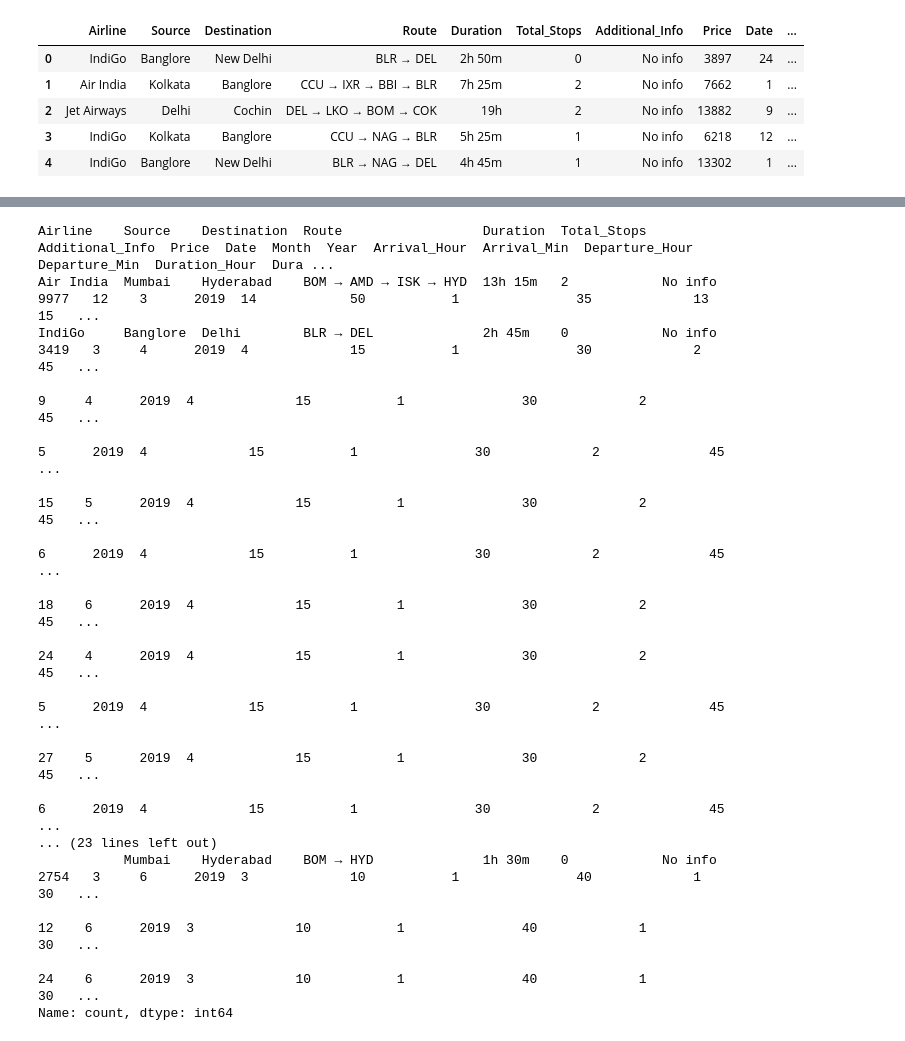
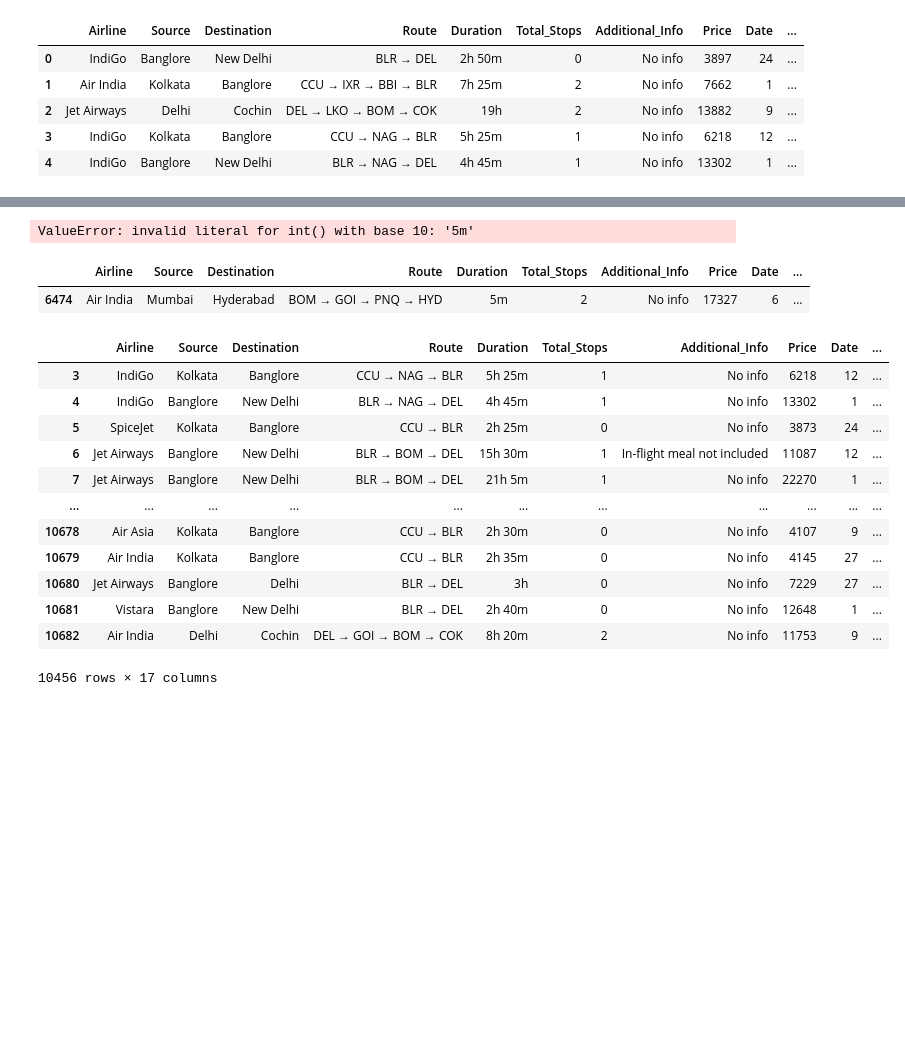
Before and after one commit to mohitgrovercodes/ai-fundamental-concepts, a Jupyter notebook: 25_EDAFeatureEngg/my_flight_price_EDA_FE.ipynb, the cells around one changed output, grey strips where cells are left out. Drawn from its saved outputs; the diff is of its cells as text; code cells hidden in the pictures; blank space fills up the shorter version.

```diff
--- a/25_EDAFeatureEngg/my_flight_price_EDA_FE.ipynb
+++ b/25_EDAFeatureEngg/my_flight_price_EDA_FE.ipynb
@@ -272,0 +326,3 @@ array(['non-stop', '2 stops', '1 stop', '3 stops', nan, '4 stops'],
+# %%
+mode_stop = df['Total_Stops'].mode()[0]
+mode_stop
@@ -272,0 +331,4 @@ array(['non-stop', '2 stops', '1 stop', '3 stops', nan, '4 stops'],
+# %%
+# Replacing Categorical NaN Value with mode
+df['Total_Stops'] = df['Total_Stops'].fillna(mode_stop)
+df['Total_Stops'].isnull().sum()
@@ -364,20 +399,29 @@ Name: count, dtype: int64
-# %%
-df[df['Departure_Hour'] == 1].value_counts()
-# %% [output]
-Airline    Source    Destination  Route                  Duration  Total_Stops  Additional_Info  Price  Date  Month  Year  Arrival_Hour  Arrival_Min  Departure_Hour  Departure_Min  Duration_Hour  Dura ...
-Air India  Mumbai    Hyderabad    BOM → AMD → ISK → HYD  13h 15m   2            No info          9977   12    3      2019  14            50           1               35             13             15   ...
-IndiGo     Banglore  Delhi        BLR → DEL              2h 45m    0            No info          3419   3     4      2019  4             15           1               30             2              45   ...
-                                                                                                        9     4      2019  4             15           1               30             2              45   ...
-                                                                                                              5      2019  4             15           1               30             2              45   ...
-                                                                                                        15    5      2019  4             15           1               30             2              45   ...
-                                                                                                              6      2019  4             15           1               30             2              45   ...
-                                                                                                        18    6      2019  4             15           1               30             2              45   ...
-                                                                                                        24    4      2019  4             15           1               30             2              45   ...
-                                                                                                              5      2019  4             15           1               30             2              45   ...
-                                                                                                        27    5      2019  4             15           1               30             2              45   ...
-                                                                                                              6      2019  4             15           1               30             2              45   ...
-... (23 lines left out)
-           Mumbai    Hyderabad    BOM → HYD              1h 30m    0            No info          2754   3     6      2019  3             10           1               40             1              30   ...
-                                                                                                        12    6      2019  3             10           1               40             1              30   ...
-                                                                                                        24    6      2019  3             10           1               40             1              30   ...
-Name: count, dtype: int64
+# %%
+df['Duration_Min'] = df['Duration_Min'].astype(int)
+df['Duration_Hour'] = df['Duration_Hour'].astype(int)
+df.info()
+# %% [output]
+ValueError: invalid literal for int() with base 10: '5m'
+# %%
+kya = df[df["Duration_Hour"] == '5m']
+kya
+# %% [output]
+|  | Airline | Source | Destination | Route | Duration | Total_Stops | Additional_Info | Price | Date | ... |
+| 6474 | Air India | Mumbai | Hyderabad | BOM → GOI → PNQ → HYD | 5m | 2 | No info | 17327 | 6 | ... |
+# %%
+# Handling duplicate values
+df[df['Source'].duplicated()]
+# %% [output]
+|  | Airline | Source | Destination | Route | Duration | Total_Stops | Additional_Info | Price | Date | ... |
+| 3 | IndiGo | Kolkata | Banglore | CCU → NAG → BLR | 5h 25m | 1 | No info | 6218 | 12 | ... |
+| 4 | IndiGo | Banglore | New Delhi | BLR → NAG → DEL | 4h 45m | 1 | No info | 13302 | 1 | ... |
+| 5 | SpiceJet | Kolkata | Banglore | CCU → BLR | 2h 25m | 0 | No info | 3873 | 24 | ... |
+| 6 | Jet Airways | Banglore | New Delhi | BLR → BOM → DEL | 15h 30m | 1 | In-flight meal not included | 11087 | 12 | ... |
+| 7 | Jet Airways | Banglore | New Delhi | BLR → BOM → DEL | 21h 5m | 1 | No info | 22270 | 1 | ... |
+| ... | ... | ... | ... | ... | ... | ... | ... | ... | ... | ... |
+| 10678 | Air Asia | Kolkata | Banglore | CCU → BLR | 2h 30m | 0 | No info | 4107 | 9 | ... |
+| 10679 | Air India | Kolkata | Banglore | CCU → BLR | 2h 35m | 0 | No info | 4145 | 27 | ... |
+| 10680 | Jet Airways | Banglore | Delhi | BLR → DEL | 3h | 0 | No info | 7229 | 27 | ... |
+| 10681 | Vistara | Banglore | New Delhi | BLR → DEL | 2h 40m | 0 | No info | 12648 | 1 | ... |
+| 10682 | Air India | Delhi | Cochin | DEL → GOI → BOM → COK | 8h 20m | 2 | No info | 11753 | 9 | ... |
+10456 rows × 17 columns
```
Also changed, not shown: parts of 13 cells of this notebook, 4 other files.
